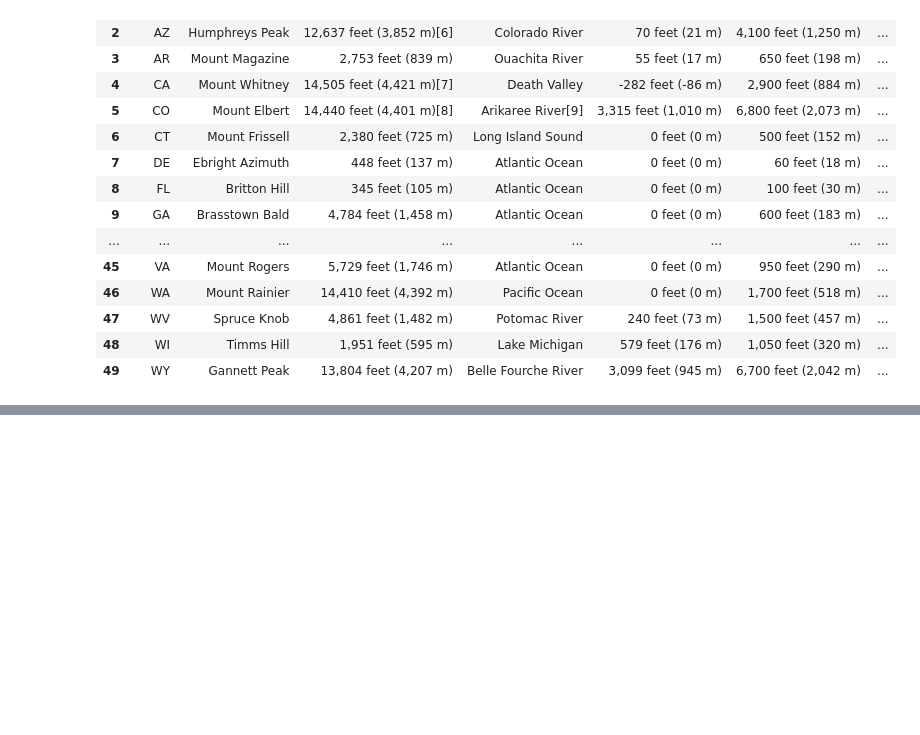
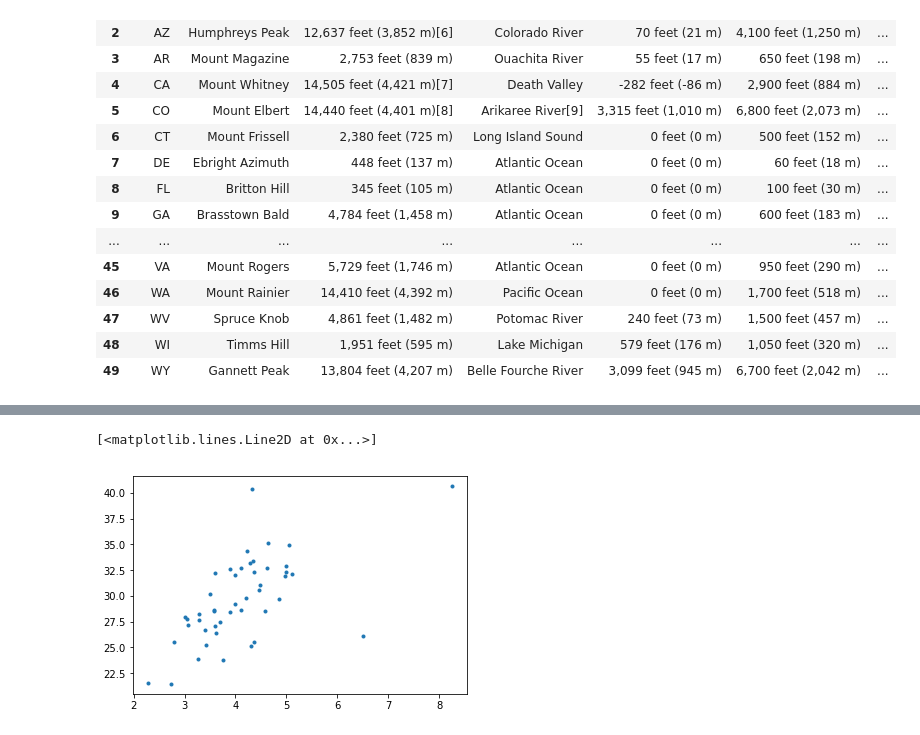
Before and after one commit to jcskywalker/COGS-108, a Jupyter notebook: COGS_108_Project.ipynb, the cells around one changed output, grey strips where cells are left out. Cells and saved outputs as stored; diff of their text form; code cells hidden in the pictures; blank space fills up the shorter version.

```diff
--- a/COGS_108_Project.ipynb
+++ b/COGS_108_Project.ipynb
@@ -120 +168,7 @@ plt.gcf()
 [figure]
+# %%
+f, ax = plt.subplots()
+ax.plot(df['Percentage with Heart Attack'], df['High Blood Pressure'], '.')
+# %% [output]
+[<matplotlib.lines.Line2D at 0x...>]
+[figure, added]
```
Also changed, not shown: parts of 10 cells of this notebook.
